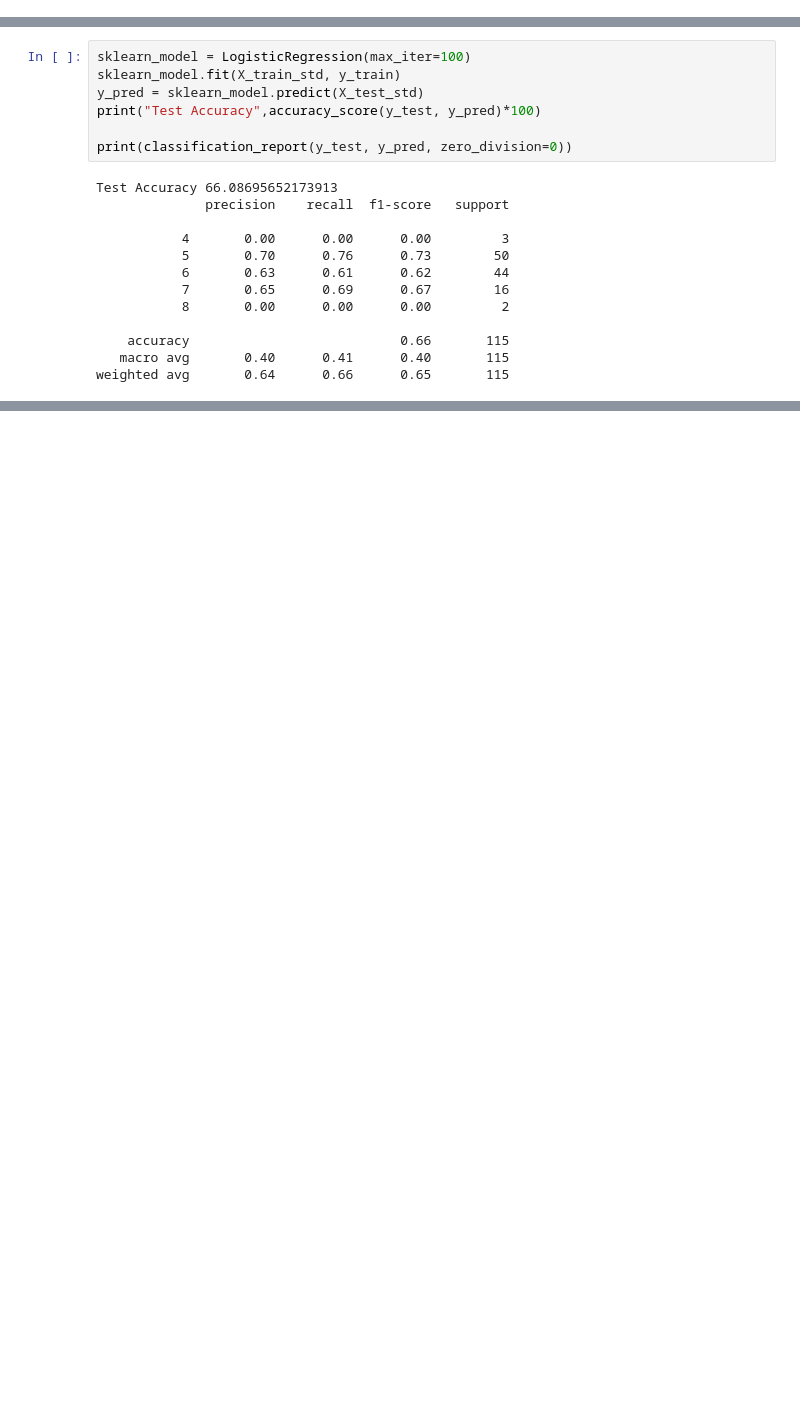
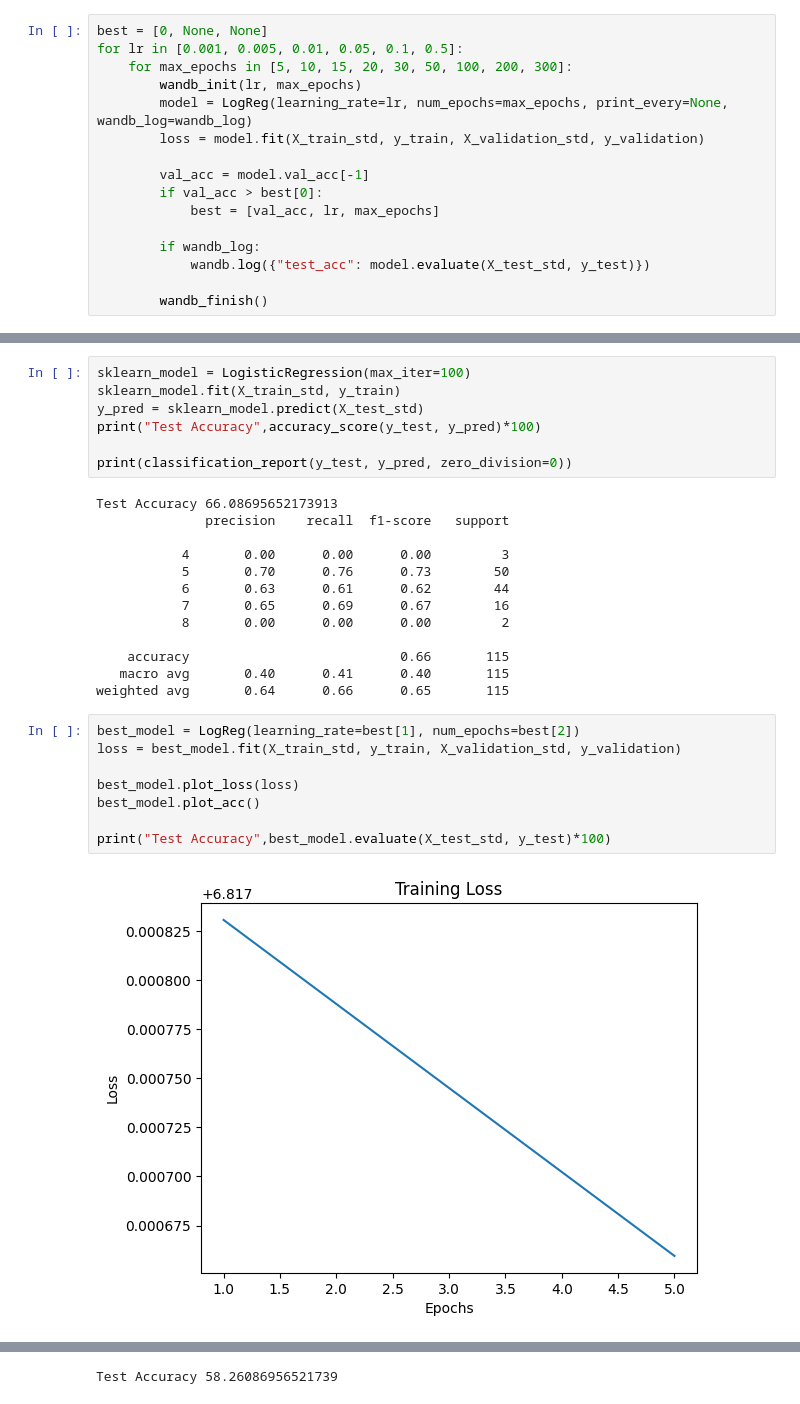
Before and after one commit to bhavberi/SMAI-Monsoon-23-24, a Jupyter notebook: 2021111013_assignment_3/1.ipynb, the cells around one changed output, grey strips where cells are left out. Saved outputs shown, nothing was run; the diff lists cells and outputs as text; blank space fills up the shorter version.

```diff
--- a/2021111013_assignment_3/1.ipynb
+++ b/2021111013_assignment_3/1.ipynb
@@ -284 +328,17 @@ Val Acc: 48.25 Train Acc: 51.42
 Test Accuracy 58.26086956521739
+# %%
+best = [0, None, None]
+for lr in [0.001, 0.005, 0.01, 0.05, 0.1, 0.5]:
+    for max_epochs in [5, 10, 15, 20, 30, 50, 100, 200, 300]:
+        wandb_init(lr, max_epochs)
+        model = LogReg(learning_rate=lr, num_epochs=max_epochs, print_every=None, wandb_log=wandb_log)
+        loss = model.fit(X_train_std, y_train, X_validation_std, y_validation)
+
+        val_acc = model.val_acc[-1]
+        if val_acc > best[0]:
+            best = [val_acc, lr, max_epochs]
+
+        if wandb_log:
+            wandb.log({"test_acc": model.evaluate(X_test_std, y_test)})
+
+        wandb_finish()
@@ -302,3 +381,13 @@ Test Accuracy 66.08695652173913
     accuracy                           0.66       115
    macro avg       0.40      0.41      0.40       115
 weighted avg       0.64      0.66      0.65       115
+# %%
+best_model = LogReg(learning_rate=best[1], num_epochs=best[2])
+loss = best_model.fit(X_train_std, y_train, X_validation_std, y_validation)
+
+best_model.plot_loss(loss)
+best_model.plot_acc()
+
+print("Test Accuracy",best_model.evaluate(X_test_std, y_test)*100)
+# %% [output]
+[figure, added]
@@ -305 +395,2 @@ weighted avg       0.64      0.66      0.65       115
+Test Accuracy 58.26086956521739
 # %%
```
Also changed, not shown: parts of 13 cells of this notebook.
